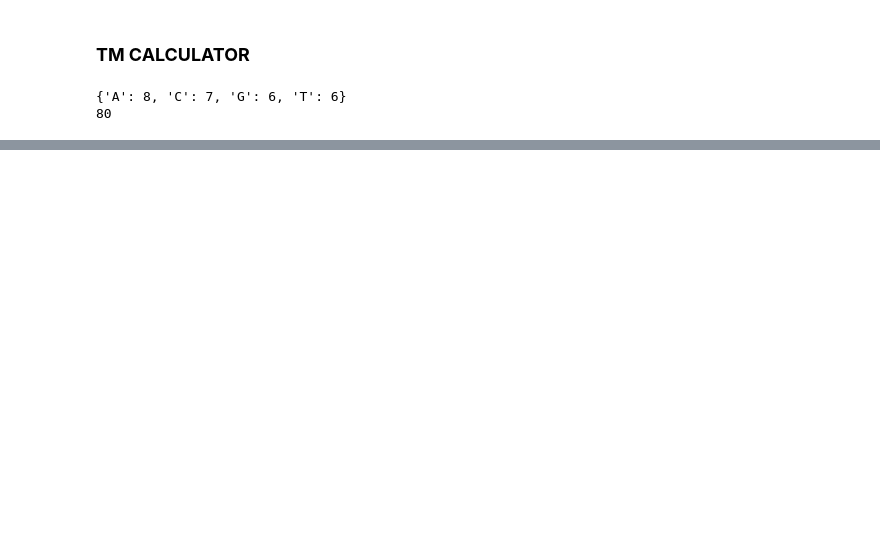
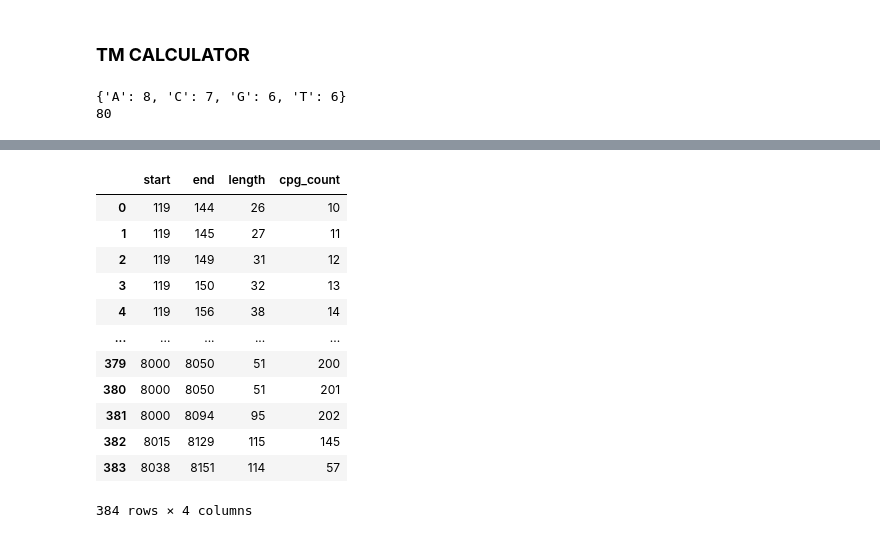
Before and after one commit to JoshuaNehemia/PrimerML, a Jupyter notebook: PRIMER_MACHINE_LEARNING_MODEL.ipynb, the cells around one changed output, grey strips where cells are left out. Saved outputs shown, nothing was run; the diff lists cells and outputs as text; code cells hidden in the pictures; blank space fills up the shorter version.

```diff
--- a/PRIMER_MACHINE_LEARNING_MODEL.ipynb
+++ b/PRIMER_MACHINE_LEARNING_MODEL.ipynb
@@ -63,0 +246,16 @@ def findCpg(genome):
+# %%
+df_medium
+# %% [output]
+|  | start | end | length | cpg_count |
+| 0 | 119 | 144 | 26 | 10 |
+| 1 | 119 | 145 | 27 | 11 |
+| 2 | 119 | 149 | 31 | 12 |
+| 3 | 119 | 150 | 32 | 13 |
+| 4 | 119 | 156 | 38 | 14 |
+| ... | ... | ... | ... | ... |
+| 379 | 8000 | 8050 | 51 | 200 |
+| 380 | 8000 | 8050 | 51 | 201 |
+| 381 | 8000 | 8094 | 95 | 202 |
+| 382 | 8015 | 8129 | 115 | 145 |
+| 383 | 8038 | 8151 | 114 | 57 |
+384 rows × 4 columns
```
Also changed, not shown: parts of 24 cells of this notebook.
